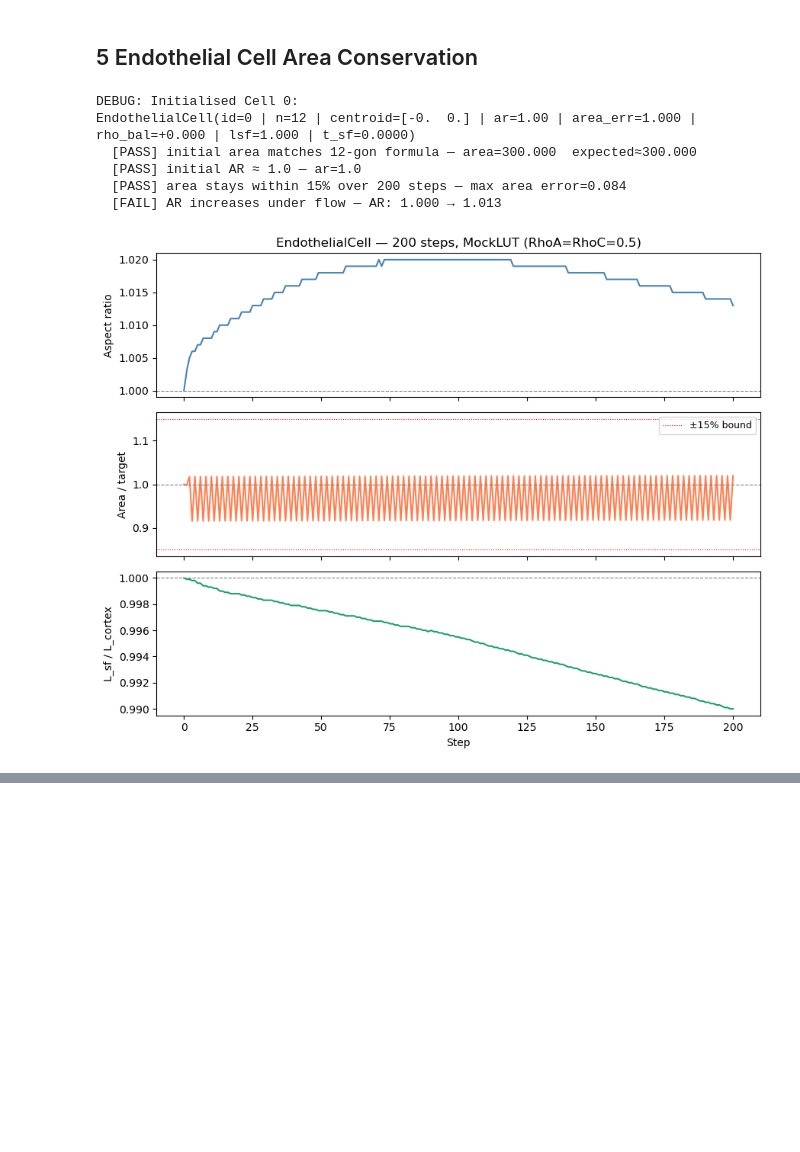
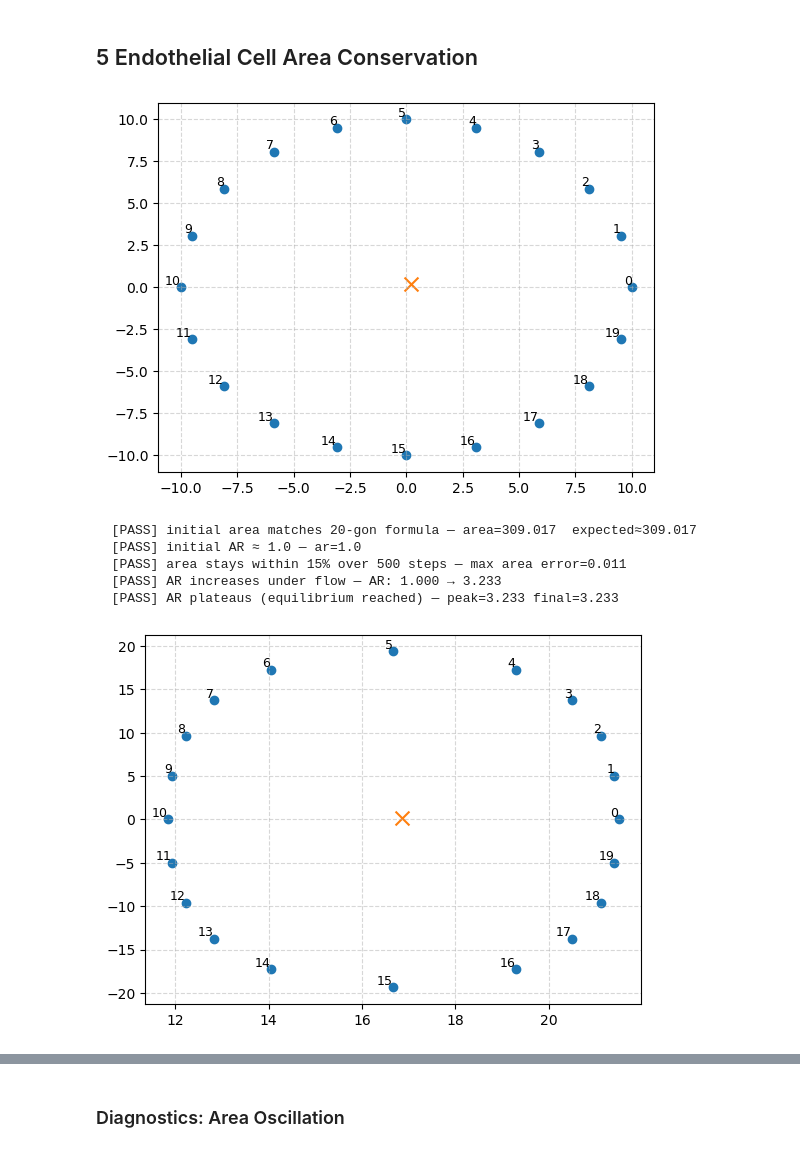
Before and after one commit to emilieyuu/endotehelial-masboss, a Jupyter notebook: notebooks/09_test_abm_classes.ipynb, the cells around one changed output, grey strips where cells are left out. Cells and saved outputs as stored; diff of their text form; code cells hidden in the pictures; blank space fills up the shorter version.

```diff
--- a/notebooks/09_test_abm_classes.ipynb
+++ b/notebooks/09_test_abm_classes.ipynb
@@ -31,6 +31,22 @@ def check(name, condition, detail=""):
     status = "PASS" if condition else "FAIL"
     print(f"  [{status}] {name}" + (f" — {detail}" if detail else ""))
     return condition
+
+def plot_cell(cell):
+
+    pos = cell.positions
+    x, y = pos[:, 0], pos[:, 1]
+    c = cell.centroid
+
+    plt.figure()
+    plt.scatter(x, y)
+    for node, (xi, yi) in zip(cell.nodes, pos):
+        plt.text(xi, yi, str(node.id), fontsize=9, ha='right', va='bottom')
+
+    plt.scatter(c[0]+0.2, c[1]+0.2, marker='x', s=100)
+    plt.grid(True, linestyle="--", alpha=0.5)
+    plt.show()
+    plt.close()
 # %%
 LUT = RhoLookupTable(spatial_cfg, BM_RESULTS_DIR)
 LUT
@@ -250,14 +266,15 @@ plt.show()
 ## 5 Endothelial Cell Area Conservation
 # %%
 
-flow = FlowField(magnitude=0.5)
+flow = FlowField(magnitude=2.0)
 cell = EndothelialCell(0, np.array([0.0, 0.0]),
                        lut=MockLUT(), cfg=spatial_cfg,
-                       n_nodes=12, radius=10.0)
+                       n_nodes=20, radius=10.0)
+plot_cell(cell)
 
 # Geometric expectation: area of regular 12-gon radius 10
-expected_area = 0.5 * 12 * 10**2 * np.sin(2 * np.pi / 12)
-check("initial area matches 12-gon formula",
+expected_area = 0.5 * 20 * 10**2 * np.sin(2 * np.pi / 20)
+check("initial area matches 20-gon formula",
       abs(cell.target_area - expected_area) < 1.0,
       f"area={cell.target_area:.3f}  expected≈{expected_area:.3f}")
 
@@ -270,7 +287,7 @@ check("initial AR ≈ 1.0",
 area_0   = cell.target_area
 areas, ars, lsf_ratios = [cell.current_area], [s0['metrics']['ar']], [1.0]
 
-for _ in range(200):
+for _ in range(500):
     cell.step(flow, dt=0.1)
     s = cell.get_state()
     areas.append(cell.current_area)
@@ -280,40 +297,47 @@ for _ in range(200):
 area_errs    = [a / area_0 for a in areas]
 max_area_err = max(abs(e - 1.0) for e in area_errs)
 
-check("area stays within 15% over 200 steps",
+check("area stays within 15% over 500 steps",
       max_area_err < 0.15,
       f"max area error={max_area_err:.3f}")
 check("AR increases under flow",
       ars[-1] > 1.1,
       f"AR: {ars[0]:.3f} → {ars[-1]:.3f}")
+
+check("AR plateaus (equilibrium reached)",
+      abs(ars[-1] - max(ars)) < 0.15,  # within 0.15 of peak
+      f"peak={max(ars):.3f} final={ars[-1]:.3f}")
+
+plot_cell(cell)
 
 steps = list(range(len(ars)))
 fig, axes = plt.subplots(3, 1, figsize=(9, 7), sharex=True)
 
 axes[0].plot(steps, ars, color='steelblue', linewidth=1.5)
 axes[0].axhline(1.0, color='gray', linestyle='--', linewidth=0.8)
 axes[0].set_ylabel("Aspect ratio")
-axes[0].set_title("EndothelialCell — 200 steps, MockLUT (RhoA=RhoC=0.5)")
+axes[0].set_title("EndothelialCell — 500 steps, MockLUT (RhoA=RhoC=0.5)")
 
 axes[1].plot(steps, area_errs, color='coral', linewidth=1.5)
 axes[1].axhline(1.0, color='gray', linestyle='--', linewidth=0.8)
 axes[1].axhline(1.15, color='red', linestyle=':', linewidth=0.8, label='±15% bound')
 axes[1].axhline(0.85, color='red', linestyle=':', linewidth=0.8)
 axes[1].set_ylabel("Area / target")
 axes[1].legend(fontsize=9)
 
 axes[2].plot(steps, lsf_ratios, color='#1D9E75', linewidth=1.5)
 axes[2].axhline(1.0, color='gray', linestyle='--', linewidth=0.8)
 axes[2].set_ylabel("L_sf / L_cortex")
 axes[2].set_xlabel("Step")
 
 plt.tight_layout()
 plt.show()
+plt.close()
 # %% [output]
+[figure, new version]
-DEBUG: Initialised Cell 0:
-EndothelialCell(id=0 | n=12 | centroid=[-0.  0.] | ar=1.00 | area_err=1.000 | rho_bal=+0.000 | lsf=1.000 | t_sf=0.0000)
-  [PASS] initial area matches 12-gon formula — area=300.000  expected≈300.000
+  [PASS] initial area matches 20-gon formula — area=309.017  expected≈309.017
   [PASS] initial AR ≈ 1.0 — ar=1.0
-  [PASS] area stays within 15% over 200 steps — max area error=0.084
-  [FAIL] AR increases under flow — AR: 1.000 → 1.013
+  [PASS] area stays within 15% over 500 steps — max area error=0.011
+  [PASS] AR increases under flow — AR: 1.000 → 3.233
+  [PASS] AR plateaus (equilibrium reached) — peak=3.233 final=3.233
-[figure, old version]
+[figure, added]
@@ -320,3 +345,5 @@ EndothelialCell(id=0 | n=12 | centroid=[-0.  0.] | ar=1.00 | area_err=1.000 | rh
+# %% [markdown]
+### Diagnostics: Area Oscillation
 # %%
 # Diagnostic — print per-step area and AR for first 10 steps
 cell_diag = EndothelialCell(0, np.array([0.0, 0.0]),
```
Also changed, not shown: parts of 5 cells of this notebook, 52 other files.
